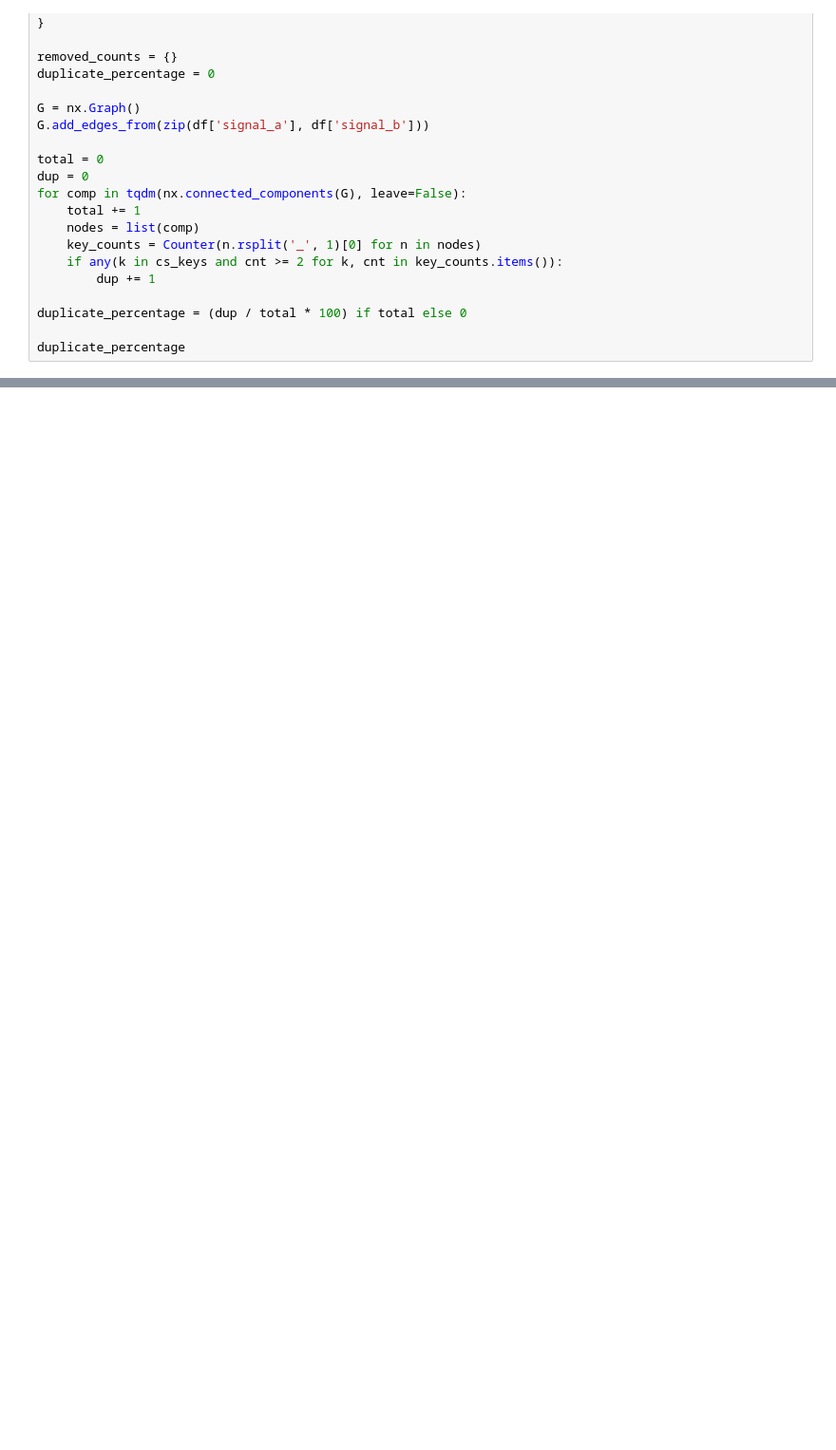
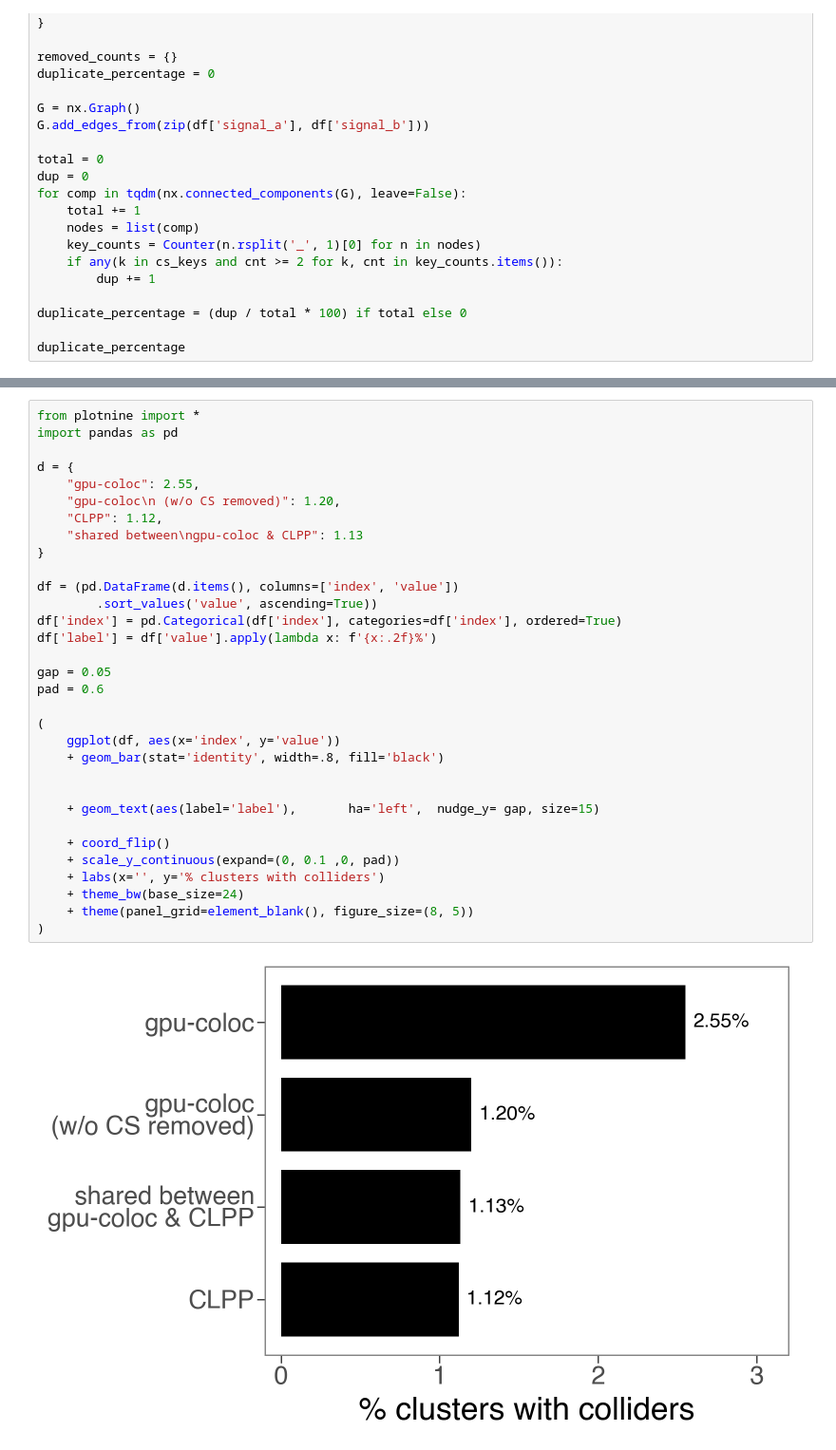
Before and after one commit to AlasooLab/gpu-coloc-manuscript, a Jupyter notebook: code/Figure3D.ipynb, the cells around one changed output, grey strips where cells are left out. Shown at 95% size. Drawn from its saved outputs; the diff is of its cells as text; blank space fills up the shorter version.

```diff
--- a/code/Figure3D.ipynb
+++ b/code/Figure3D.ipynb
@@ -260,0 +261,34 @@ df["label"] = df["value"].apply(lambda x: f"{x:.2f}%")
+# %%
+from plotnine import *
+import pandas as pd
+
+d = {
+    "gpu-coloc": 2.55,
+    "gpu-coloc\n (w/o CS removed)": 1.20,
+    "CLPP": 1.12,
+    "shared between\ngpu-coloc & CLPP": 1.13
+}
+
+df = (pd.DataFrame(d.items(), columns=['index', 'value'])
+        .sort_values('value', ascending=True))
+df['index'] = pd.Categorical(df['index'], categories=df['index'], ordered=True)
+df['label'] = df['value'].apply(lambda x: f'{x:.2f}%')
+
+gap = 0.05
+pad = 0.6
+
+(
+    ggplot(df, aes(x='index', y='value'))
+    + geom_bar(stat='identity', width=.8, fill='black')
+
+
+    + geom_text(aes(label='label'),       ha='left',  nudge_y= gap, size=15)
+
+    + coord_flip()
+    + scale_y_continuous(expand=(0, 0.1 ,0, pad))
+    + labs(x='', y='% clusters with colliders')
+    + theme_bw(base_size=24)
+    + theme(panel_grid=element_blank(), figure_size=(8, 5))
+)
+# %% [output]
+[figure, added]
```
Also changed, not shown: parts of 1 cell of this notebook, 4 other files.
